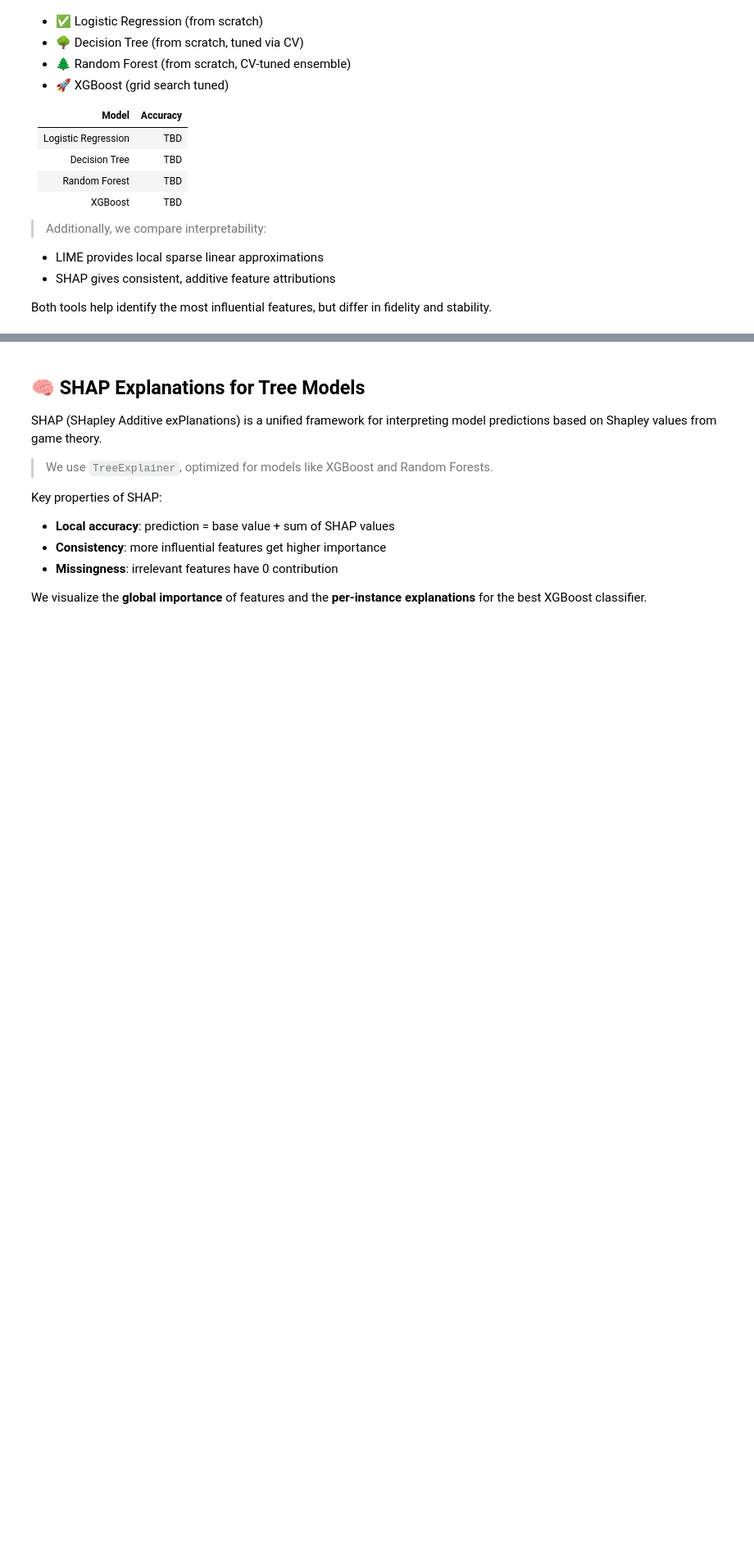
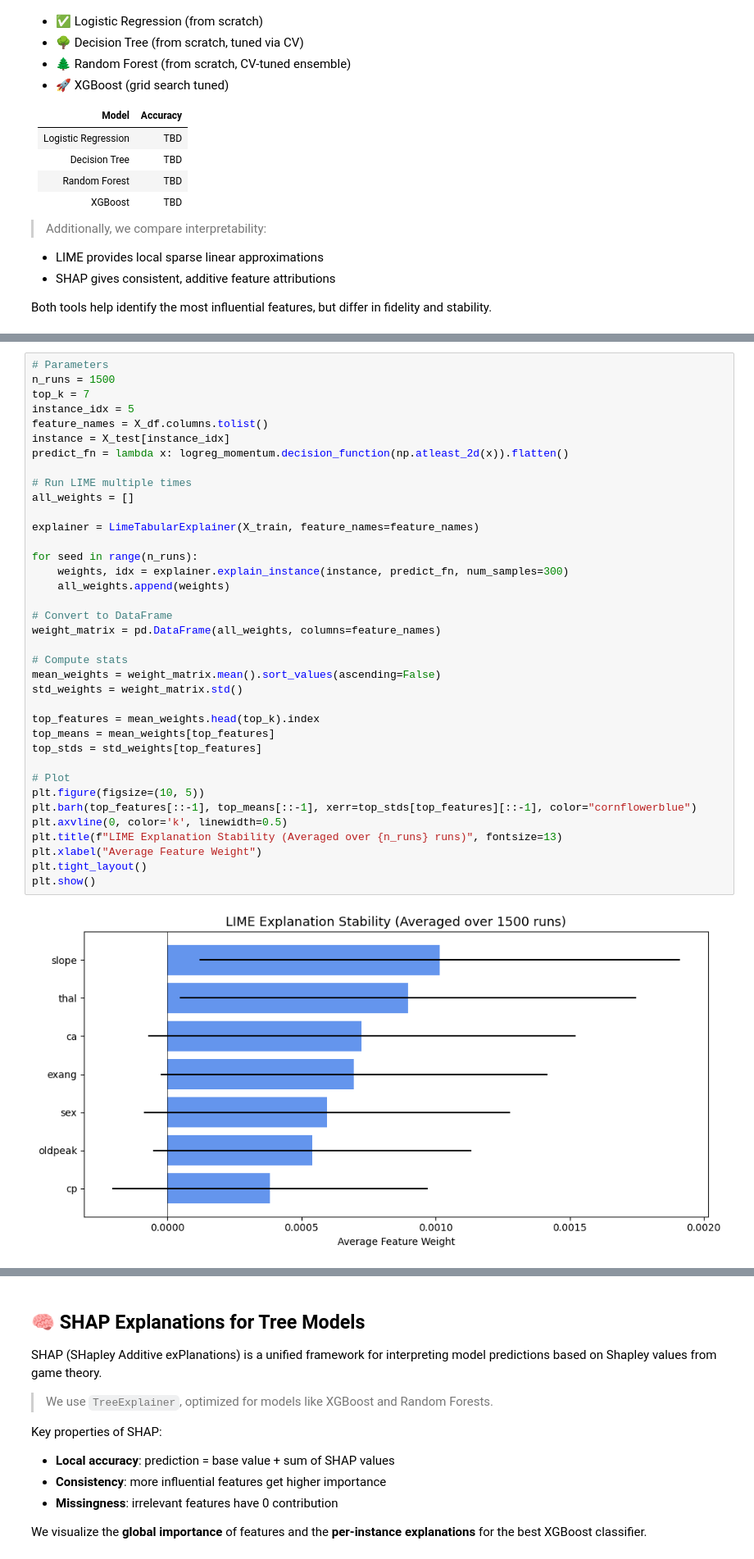
Before and after one commit to christian-hobelsberger/Heart_Disease_Interpretability, a Jupyter notebook: Heart_Disease_Interpretability.ipynb, the cells around one changed output, grey strips where cells are left out. Shown at 82% size. Drawn from its saved outputs; the diff is of its cells as text; blank space fills up the shorter version.

Commit message:
improved markdown cells and added LIME visualization

```diff
--- a/Heart_Disease_Interpretability.ipynb
+++ b/Heart_Disease_Interpretability.ipynb
@@ -487,0 +559,39 @@ sex: 0.0007
+# %%
+# Parameters
+n_runs = 1500
+top_k = 7
+instance_idx = 5
+feature_names = X_df.columns.tolist()
+instance = X_test[instance_idx]
+predict_fn = lambda x: logreg_momentum.decision_function(np.atleast_2d(x)).flatten()
+
+# Run LIME multiple times
+all_weights = []
+
+explainer = LimeTabularExplainer(X_train, feature_names=feature_names)
+
+for seed in range(n_runs):
+    weights, idx = explainer.explain_instance(instance, predict_fn, num_samples=300)
+    all_weights.append(weights)
+
+# Convert to DataFrame
+weight_matrix = pd.DataFrame(all_weights, columns=feature_names)
+
+# Compute stats
+mean_weights = weight_matrix.mean().sort_values(ascending=False)
+std_weights = weight_matrix.std()
+
+top_features = mean_weights.head(top_k).index
+top_means = mean_weights[top_features]
+top_stds = std_weights[top_features]
+
+# Plot
+plt.figure(figsize=(10, 5))
+plt.barh(top_features[::-1], top_means[::-1], xerr=top_stds[top_features][::-1], color="cornflowerblue")
+plt.axvline(0, color='k', linewidth=0.5)
+plt.title(f"LIME Explanation Stability (Averaged over {n_runs} runs)", fontsize=13)
+plt.xlabel("Average Feature Weight")
+plt.tight_layout()
+plt.show()
+# %% [output]
+[figure, added]
```
Also changed, not shown: parts of 6 cells of this notebook.
